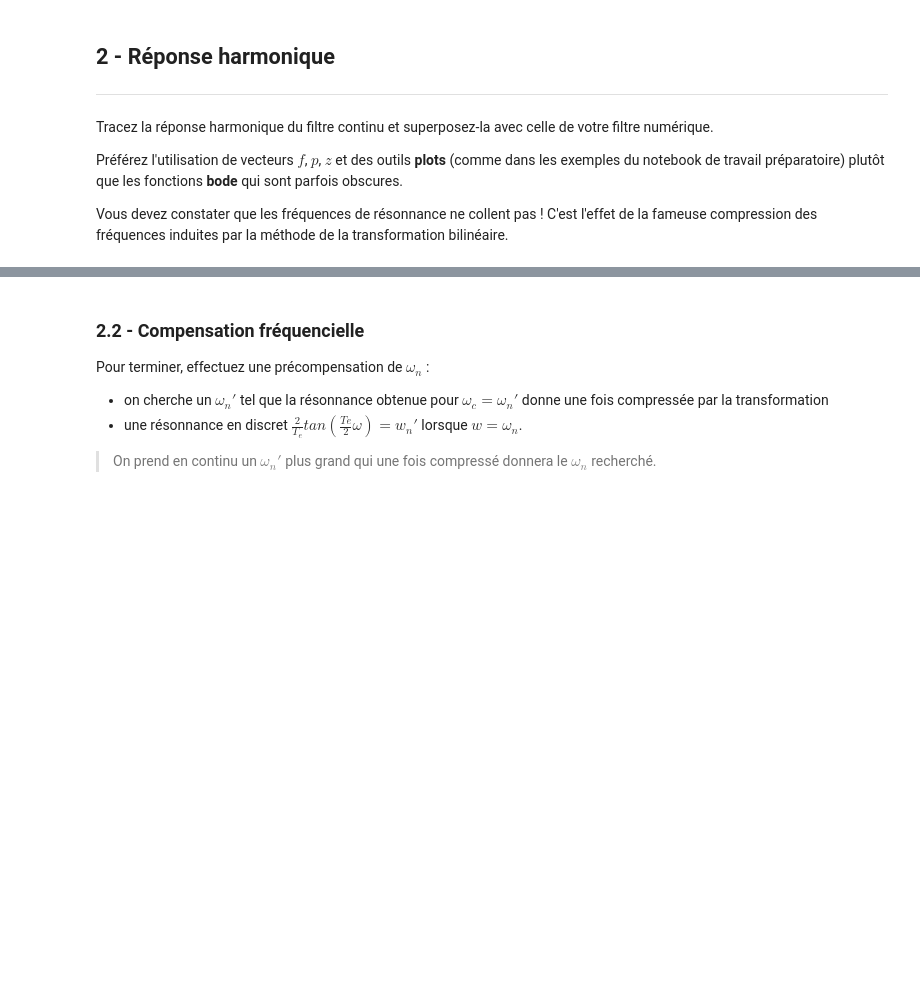
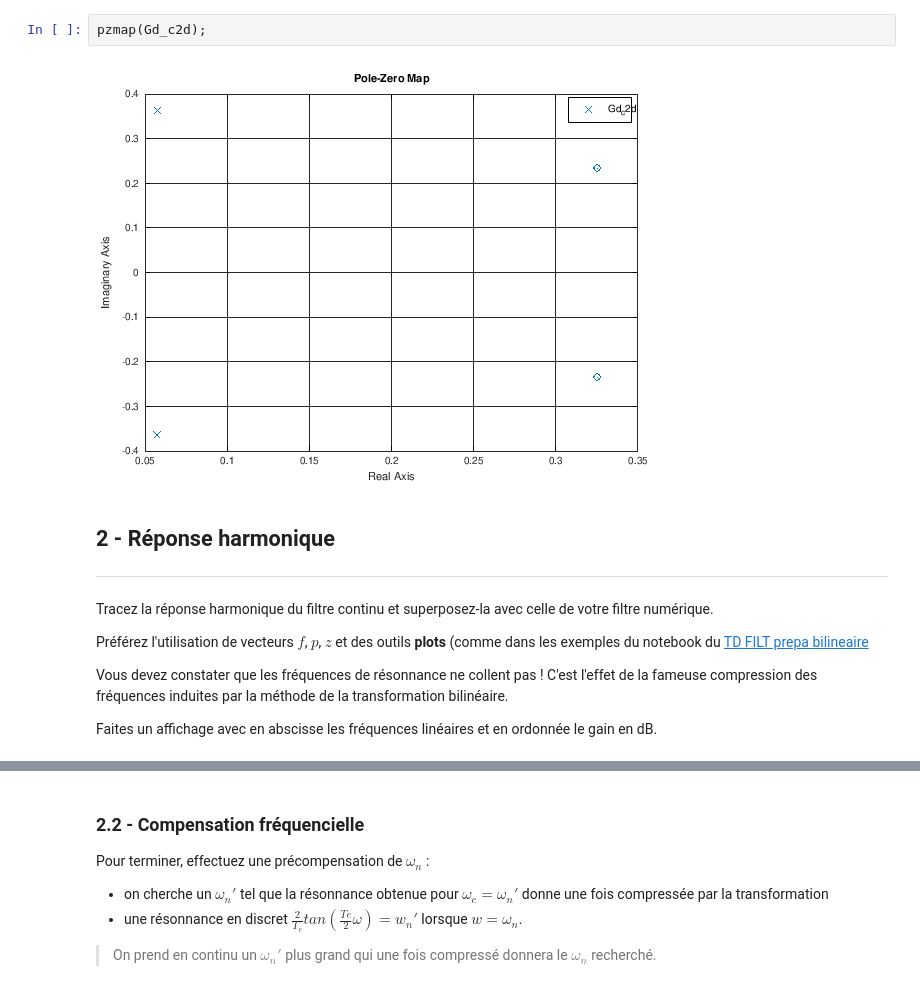
Before and after one commit to balaise31/Signal, a Jupyter notebook: discret/tp/tp1_continu_discret/tp1_bilineaire.ipynb, the cells around one changed output, grey strips where cells are left out. Saved outputs shown, nothing was run; the diff lists cells and outputs as text; blank space fills up the shorter version.

Commit message:
TP et travail préparatoire

```diff
--- a/discret/tp/tp1_continu_discret/tp1_bilineaire.ipynb
+++ b/discret/tp/tp1_continu_discret/tp1_bilineaire.ipynb
@@ -25,10 +136,16 @@ Si ça ne colle pas pendant la séance de TP, continuez avec les valeurs numéri
+# %%
+pzmap(Gd_c2d);
+# %% [output]
+[figure, added]
 # %% [markdown]
 ## 2 - Réponse harmonique
 ---
 Tracez la réponse harmonique du filtre continu et superposez-la avec celle de votre filtre numérique.
 
-Préférez l'utilisation de vecteurs $f$, $p$, $z$ et des outils **plots** (comme dans les exemples du notebook de travail préparatoire) plutôt que les fonctions **bode** qui sont parfois obscures.
+Préférez l'utilisation de vecteurs $f$, $p$, $z$ et des outils **plots** (comme dans les exemples du notebook du [TD FILT prepa bilineaire](../FILT_prepa_bilineaire_octave_corr.ipynb)
 
 
 Vous devez constater que les fréquences de résonnance ne collent pas !
 C'est l'effet de la fameuse compression des fréquences induites par la méthode de la transformation bilinéaire.
+
+Faites un affichage avec en abscisse les fréquences linéaires et en ordonnée le gain en dB.
```
Also changed, not shown: parts of 10 cells of this notebook, 7 other files.
